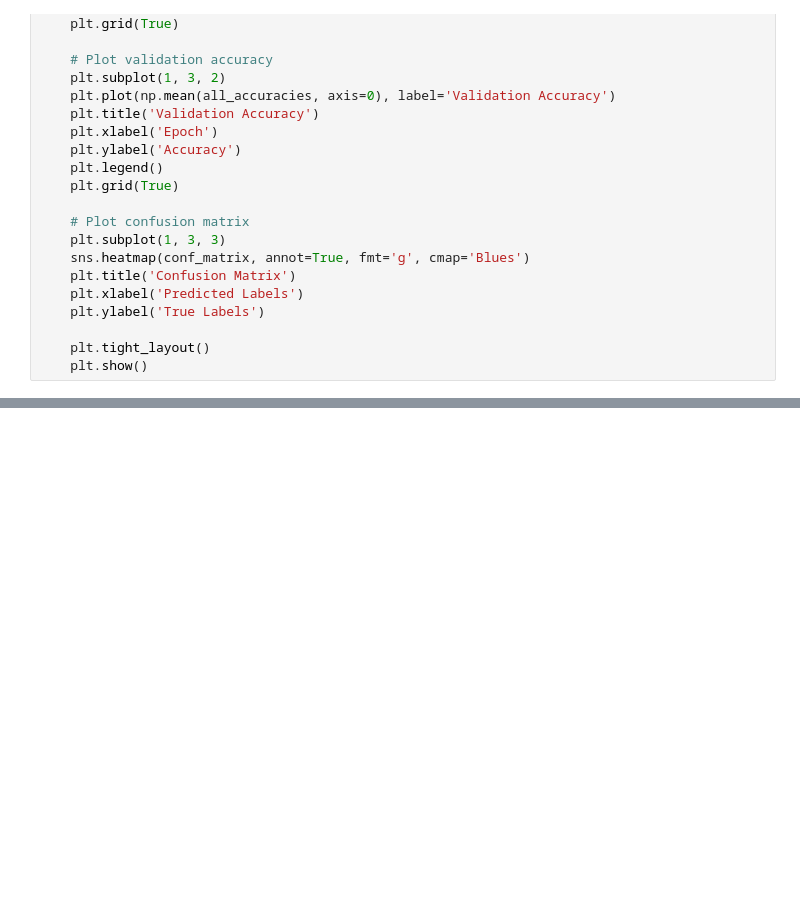
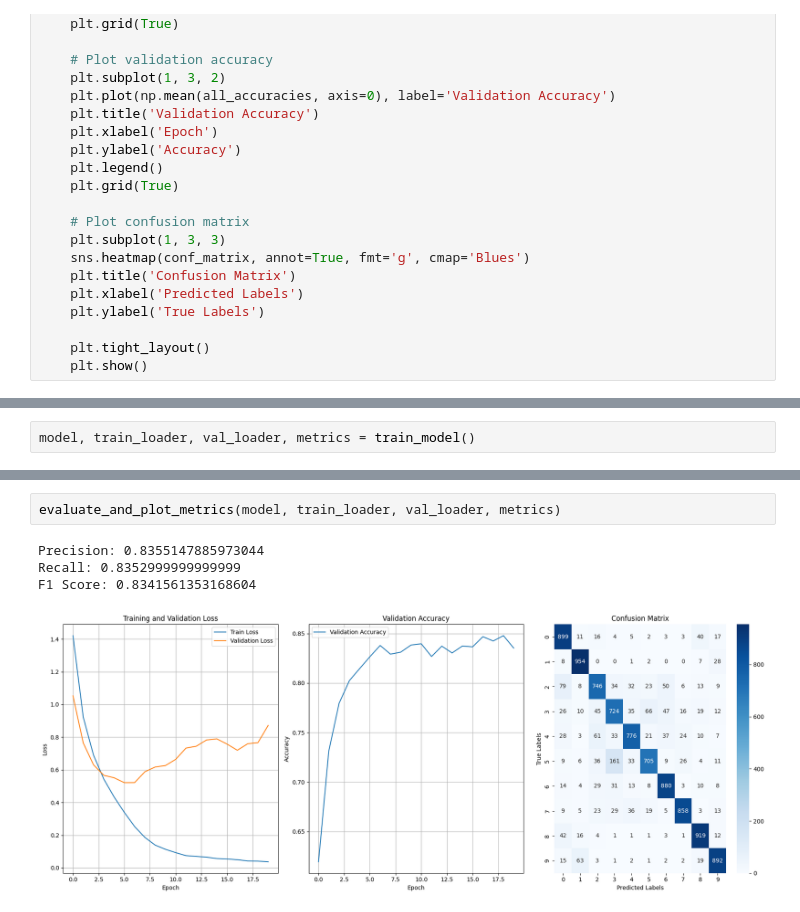
Before and after one commit to andrews-tang/ML_Assignments, a Jupyter notebook: Q2_Real_Time_ML_Assignment.ipynb, the cells around one changed output, grey strips where cells are left out. Drawn from its saved outputs; the diff is of its cells as text; blank space fills up the shorter version.

```diff
--- a/Q2_Real_Time_ML_Assignment.ipynb
+++ b/Q2_Real_Time_ML_Assignment.ipynb
@@ -301,0 +381,2 @@ F1 Score: 0.5407050208643057
+# %%
+model, train_loader, val_loader, metrics = train_model()
@@ -301,0 +401,7 @@ F1 Score: 0.5407050208643057
+# %%
+evaluate_and_plot_metrics(model, train_loader, val_loader, metrics)
+# %% [output]
+Precision: 0.8355147885973044
+Recall: 0.8352999999999999
+F1 Score: 0.8341561353168604
+[figure, added]
```
Also changed, not shown: parts of 7 cells of this notebook.
